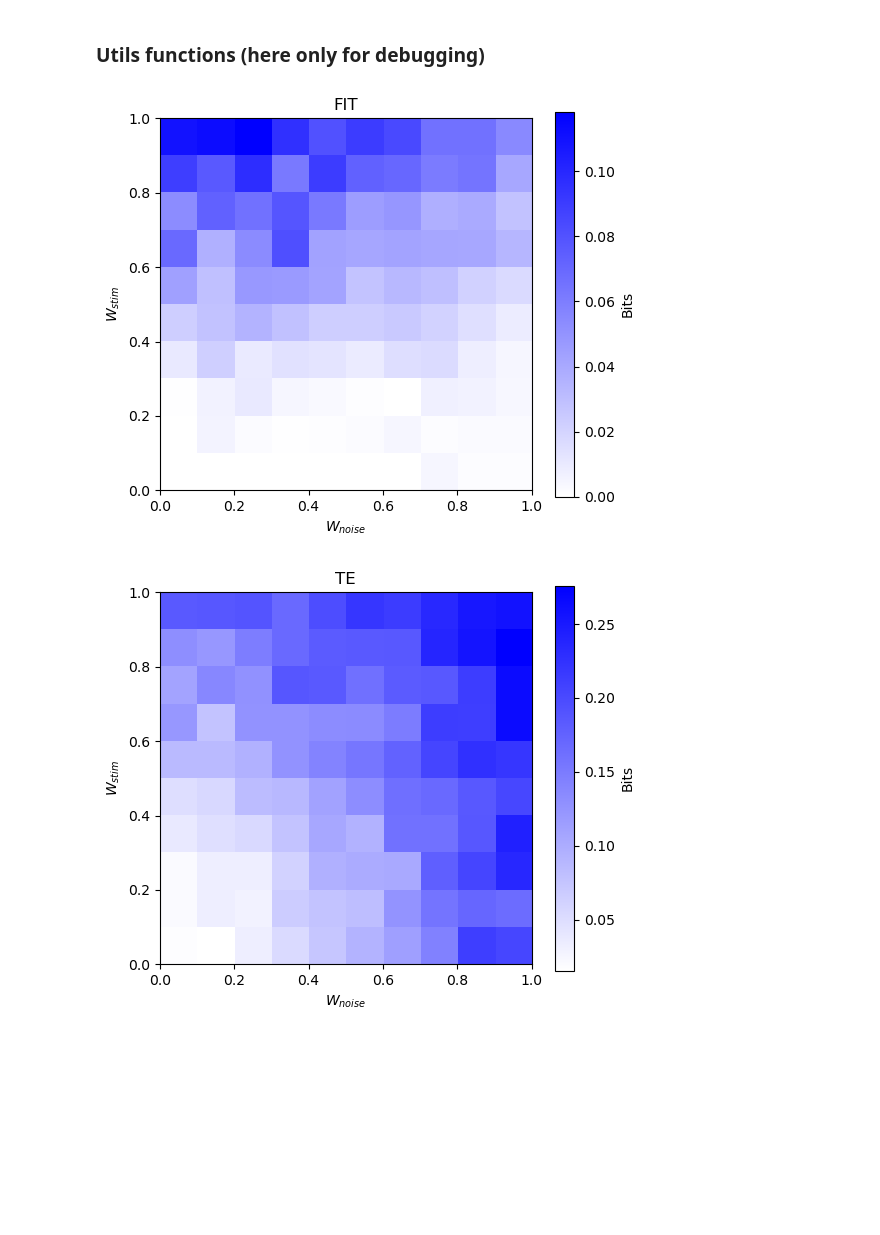
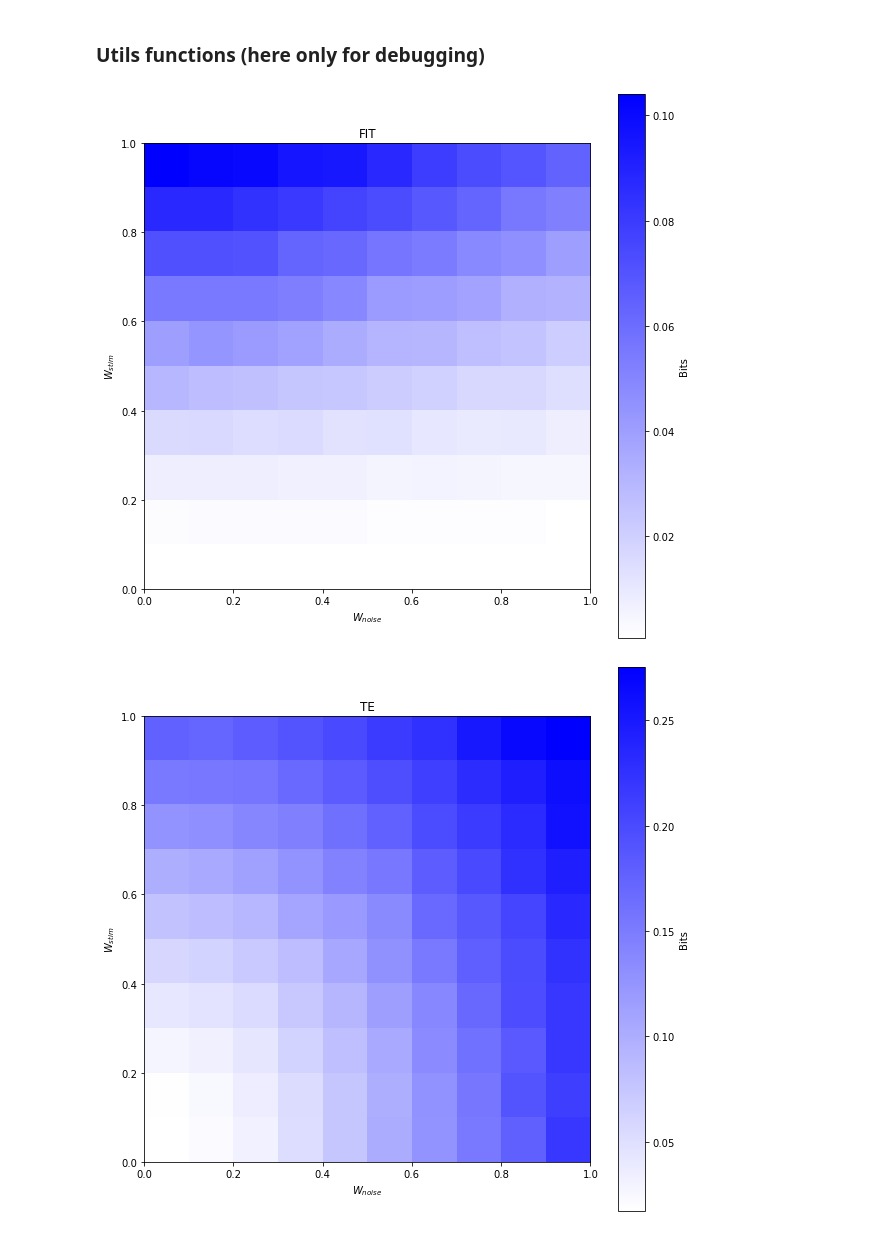
Before and after one commit to LauraRavagnani/Brain_Info_Transfer, a Jupyter notebook: sim2A.ipynb, the cells around one changed output. Cells and saved outputs as stored; diff of their text form; code cells hidden in the pictures; blank space fills up the shorter version.

```diff
--- a/sim2A.ipynb
+++ b/sim2A.ipynb
@@ -444,28 +433,28 @@ for simIdx in range(simReps):
             #   _, dfish, fitsh = compute_FIT_TE(Ssh, bX, bYt, bYpast)
             #   dish = DI_infToolBox(XSh, bYt, bYpast, 'naive', 0)
 # %%
-plt.figure(figsize=(6, 5))
+plt.figure(figsize=(10, 10))
 # Display the matrix using imshow.
 # 'extent' sets the axes limits and 'origin' ensures y=0 is at the bottom.
 white_blue = LinearSegmentedColormap.from_list("white_blue", ["white", "blue"])
-plt.imshow(fit[0], extent=[0, 1, 0, 1], origin='lower', cmap=white_blue)
+plt.imshow(np.mean(fit, axis=0), extent=[0, 1, 0, 1], origin='lower', cmap=white_blue)
 plt.colorbar(label='Bits')
 plt.xlabel('$W_{noise}$')
 plt.ylabel('$W_{stim}$')
 plt.title('FIT')
 plt.show()
 # %% [output]
-[figure, old version]
+[figure, new version]
 # %%
-plt.figure(figsize=(6, 5))
+plt.figure(figsize=(10, 10))
 # Display the matrix using imshow.
 # 'extent' sets the axes limits and 'origin' ensures y=0 is at the bottom.
 white_blue = LinearSegmentedColormap.from_list("white_blue", ["white", "blue"])
-plt.imshow(te[0], extent=[0, 1, 0, 1], origin='lower', cmap=white_blue)
+plt.imshow(np.mean(te, axis=0), extent=[0, 1, 0, 1], origin='lower', cmap=white_blue)
 plt.colorbar(label='Bits')
 plt.xlabel('$W_{noise}$')
 plt.ylabel('$W_{stim}$')
 plt.title('TE')
 plt.show()
 # %% [output]
-[figure, old version]
+[figure, new version]
```
Also changed, not shown: parts of 2 cells of this notebook.
